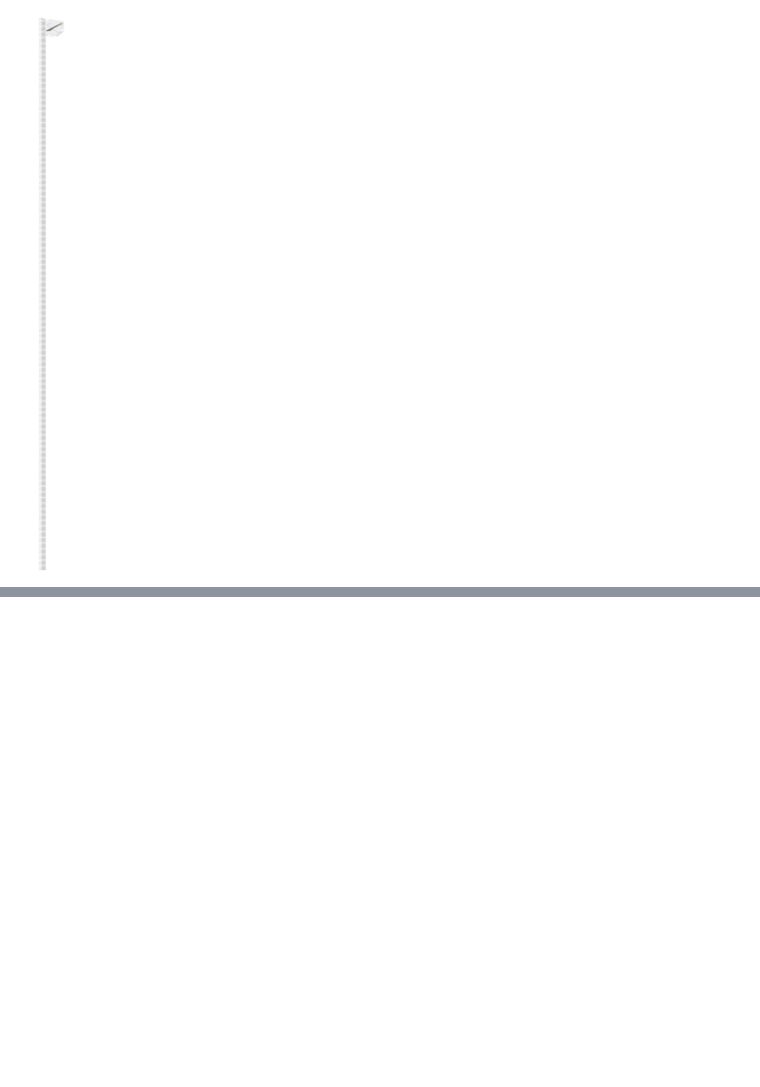
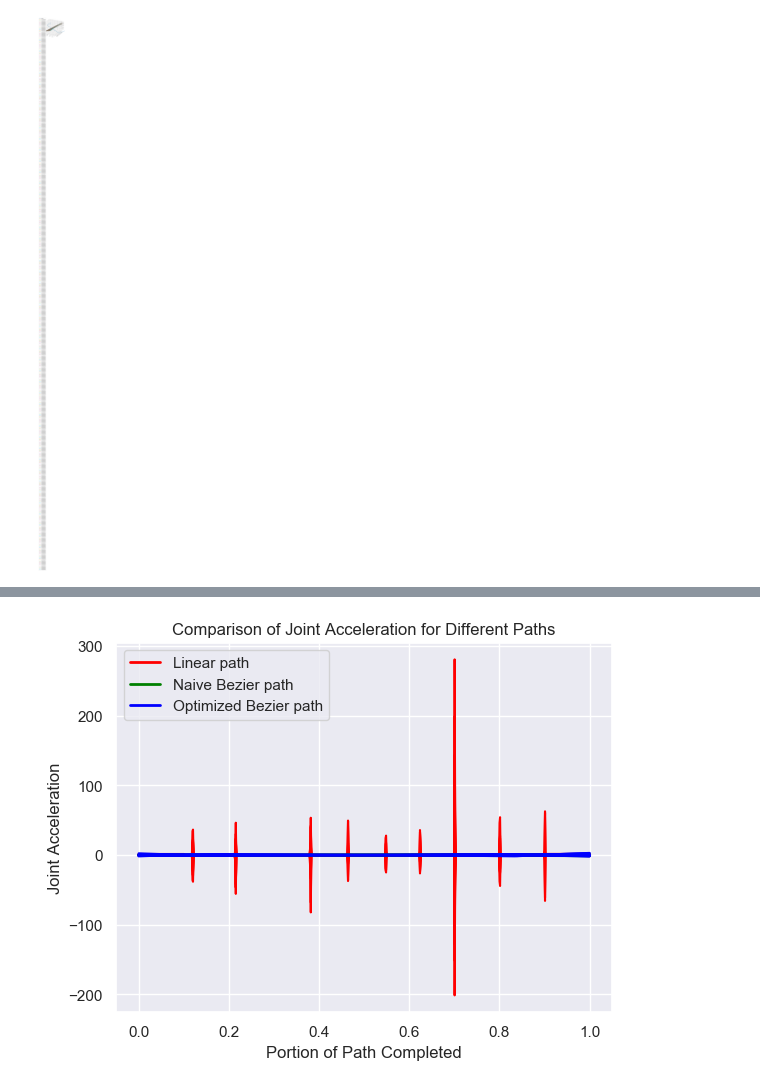
Before and after one commit to shiukaheng/lab, a Jupyter notebook: control copy.ipynb, the cells around one changed output, grey strips where cells are left out. Drawn from its saved outputs; the diff is of its cells as text; code cells hidden in the pictures; blank space fills up the shorter version.

```diff
--- a/control copy.ipynb
+++ b/control copy.ipynb
@@ -119 +123,24 @@ plt.show()
+# %%
+# Plotting without labels
+plt.plot(normalize(c["linear"]["cube_distance"][2:]), c["linear"]["joint_acceleration"][1:], color="red")
+plt.plot(normalize(c["naive_bezier"]["cube_distance"][2:]), c["naive_bezier"]["joint_acceleration"][1:], color="green")
+plt.plot(normalize(c["optimized_bezier"]["cube_distance"][2:]), c["optimized_bezier"]["joint_acceleration"][1:], color="blue")
+
+# Enhancements
+plt.title("Comparison of Joint Acceleration for Different Paths")
+plt.xlabel("Portion of Path Completed")
+plt.ylabel("Joint Acceleration")
+plt.grid(True)
+
+# Custom Legend
+from matplotlib.lines import Line2D
+custom_lines = [Line2D([0], [0], color="red", lw=2),
+                Line2D([0], [0], color="green", lw=2),
+                Line2D([0], [0], color="blue", lw=2)]
+plt.legend(custom_lines, ['Linear path', 'Naive Bezier path', 'Optimized Bezier path'])
+
+# Display the plot
+plt.show()
+# %% [output]
+[figure, added]
 # %%
```
Also changed, not shown: parts of 4 cells of this notebook, 2 other files.
